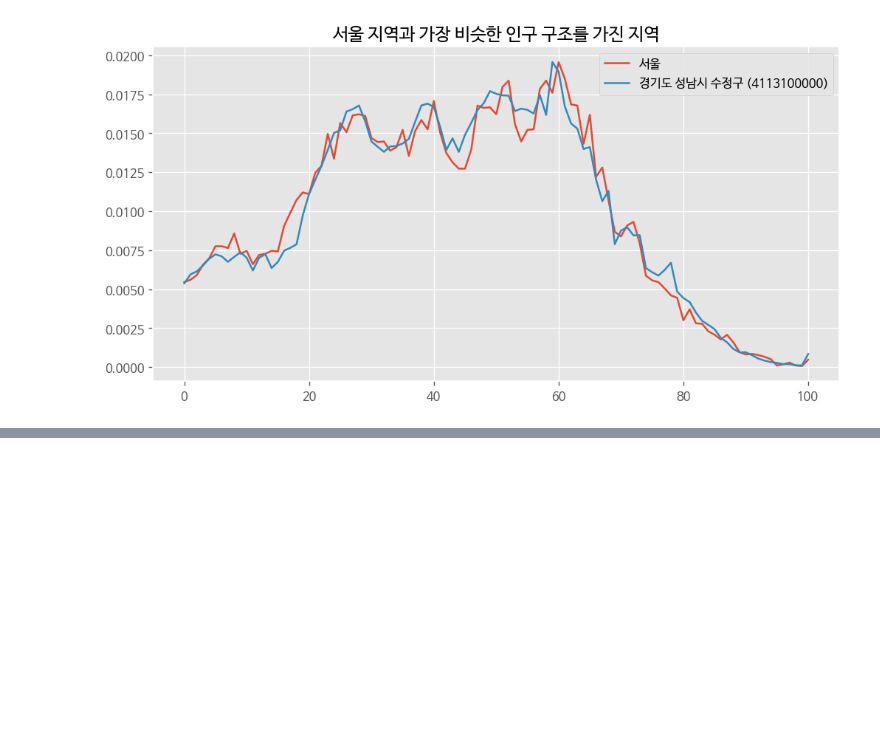
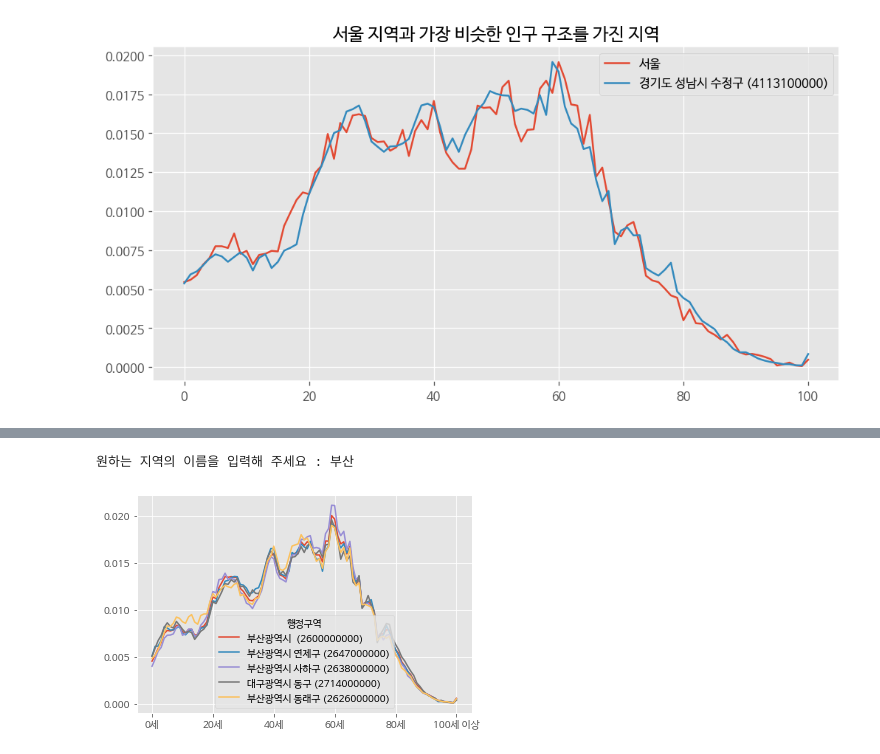
Before and after one commit to taesamja/AIpython, a Jupyter notebook: 모두의데이터분석_라이브러리활용.ipynb, the cells around one changed output, grey strips where cells are left out. Cells and saved outputs as stored; diff of their text form; code cells hidden in the pictures; blank space fills up the shorter version.

```diff
--- a/모두의데이터분석_라이브러리활용.ipynb
+++ b/모두의데이터분석_라이브러리활용.ipynb
@@ -1032,0 +1514,36 @@ plt.show()
+# %%
+# 4~5 궁금한 지역의 인구 구조와 가장 비슷한 인구 구조를 가진 지역 시각화 하기
+
+filename = '/content/drive/My Drive/DATA/age_pandas.csv'
+
+import numpy as np # numpy 라이브러리 이용
+import pandas as pd
+
+df = pd.read_csv(filename, encoding='cp949', index_col=0)
+
+df = df.div(df['총인구수'], axis=0)
+del df['총인구수'], df['연령구간인구수']
+
+loc_name = input('원하는 지역의 이름을 입력해 주세요 : ')
+
+a = df.index.str.contains(loc_name)
+
+df2 = df[a]
+
+x = df.sub(df2.iloc[0], axis=1) # 궁금한 지역 A의 인구 비율에서 B의 인구 비율을 뺀다.
+y = np.power(x, 2) # A의 인구 비율에서 B의 인구 비율을 뺀 값의 제곱값을 모두 더한다.
+z = y.sum(axis=1)
+i = z.sort_values().index[:5] # 그 차이가 가장 작은 지역 5곳을 찾는다.
+
+import matplotlib.pyplot as plt
+
+plt.rc('font', family="NanumBarunGothic")    # 한글 글꼴 사용
+plt.rcParams['axes.unicode_minus'] = False   # 수치상의 -기호 표시하기
+plt.style.use('ggplot')
+
+df.loc[i].T.plot() # 결과를 꺾은선 그래프로 보여준다.
+
+plt.show()
+# %% [output]
+원하는 지역의 이름을 입력해 주세요 : 부산
+[figure, added]
```
Also changed, not shown: parts of 31 cells of this notebook.
